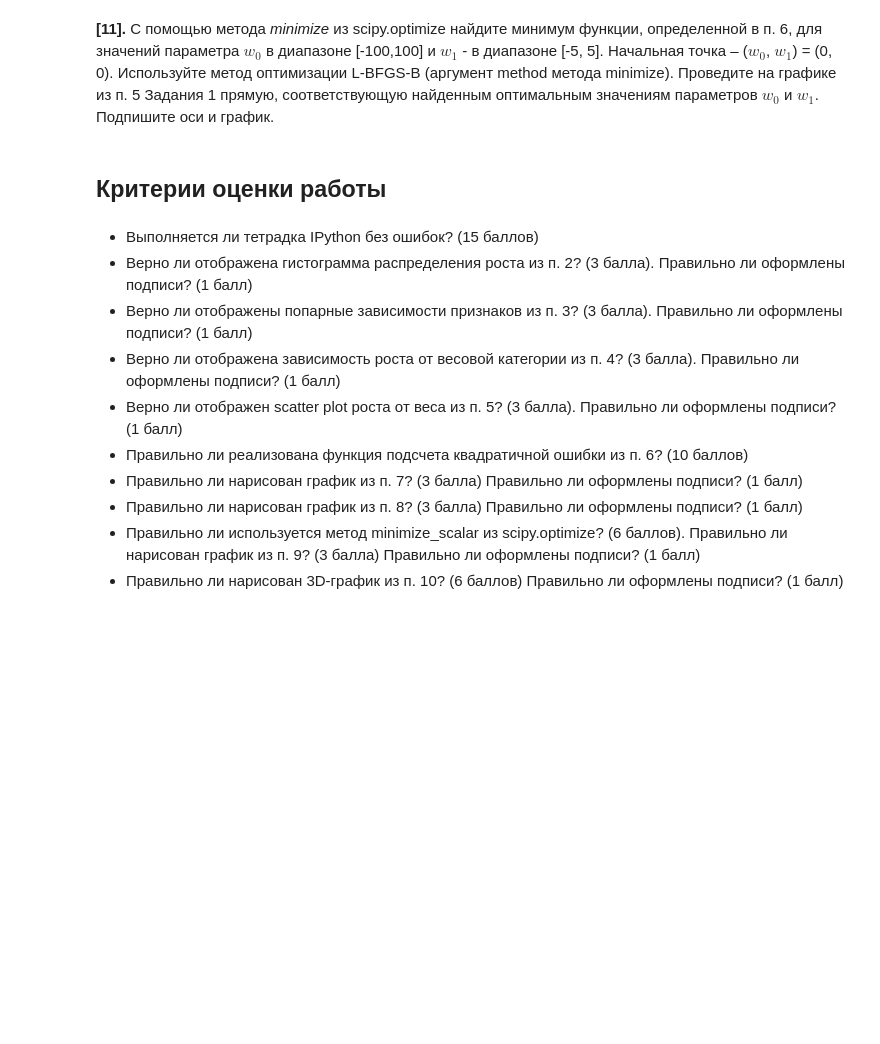
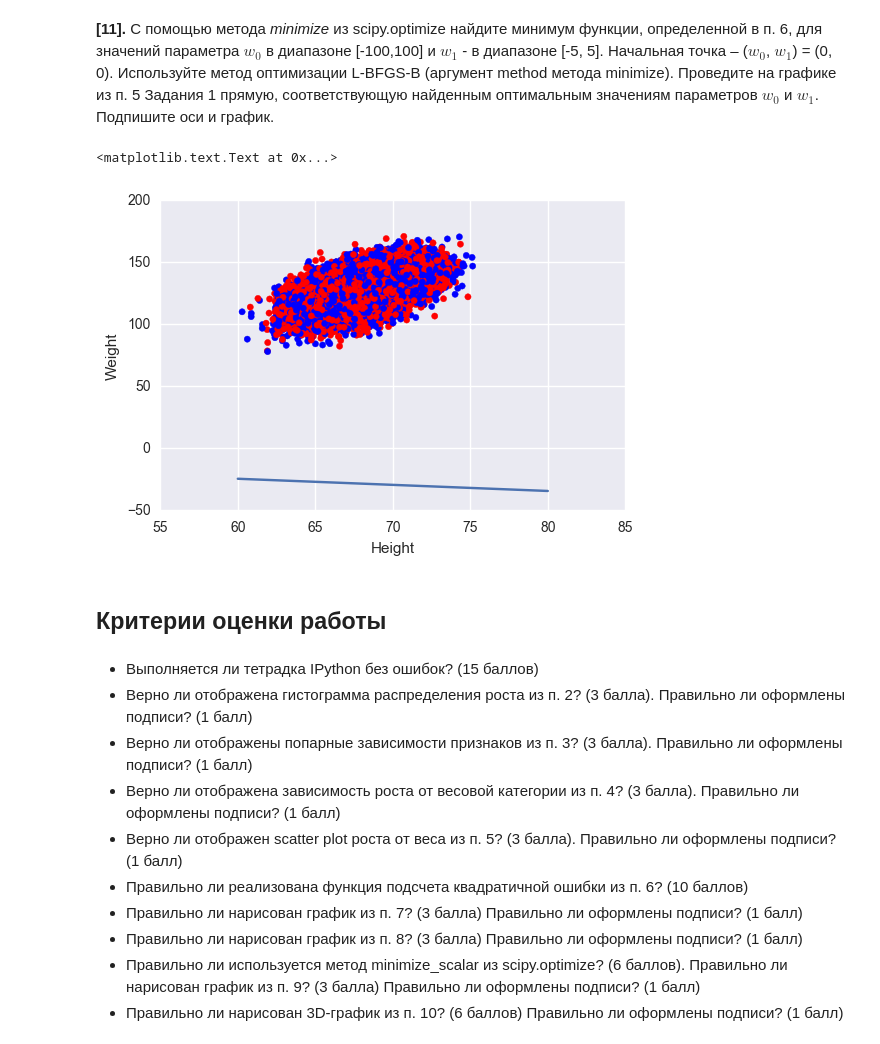
Before and after one commit to zuenko/python, a Jupyter notebook: peer_review_linreg_height_weight.ipynb, the cells around one changed output. Cells and saved outputs as stored; diff of their text form; code cells hidden in the pictures; blank space fills up the shorter version.

```diff
--- a/peer_review_linreg_height_weight.ipynb
+++ b/peer_review_linreg_height_weight.ipynb
@@ -214,3 +224,14 @@ plt.show()
+# %%
+x = np.linspace(60,80, data.Height.size)
+y = min_err[0] - min_err[1] * x
+plt.plot(x, y)
+ax = plt.subplot()
+ax.scatter(data['Height'], data['Weight'], color=['r','b'])
+ax.set_ylabel('Weight')
+ax.set_xlabel('Height')
+# %% [output]
+<matplotlib.text.Text at 0x...>
+[figure, added]
 # %% [markdown]
 ## Критерии оценки работы
 # %% [markdown]
```
Also changed, not shown: parts of 9 cells of this notebook.
